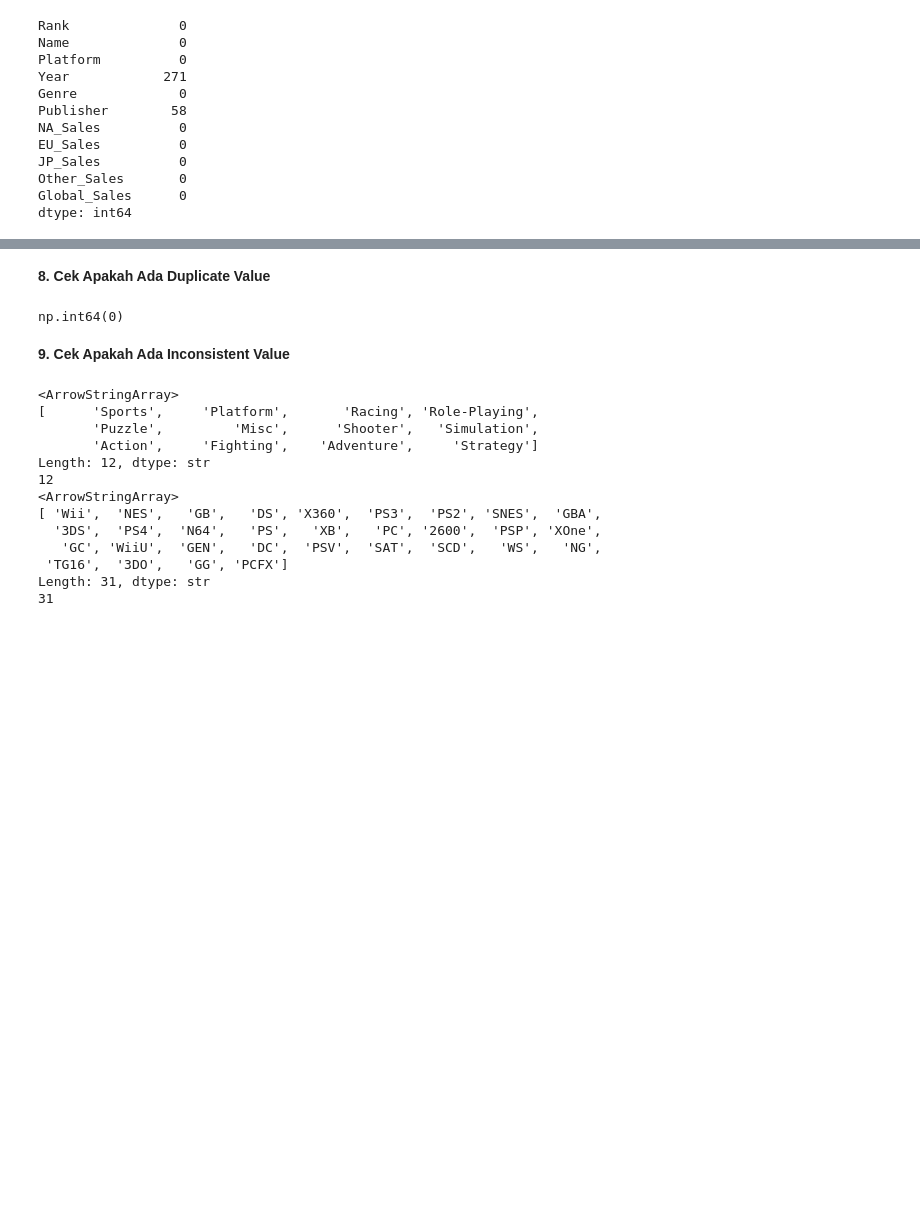
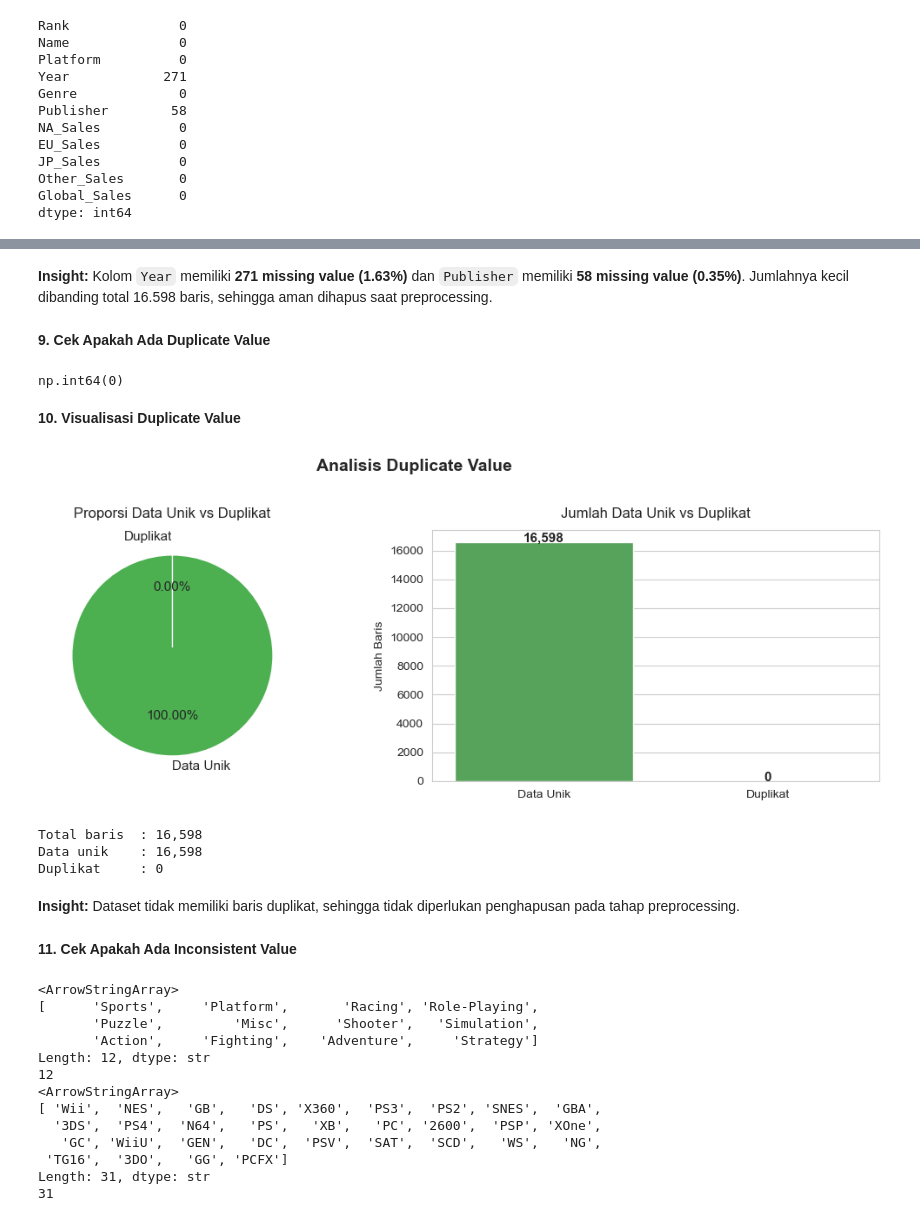
Before and after one commit to MuhammadShidqiHanifUSK/A_UAS_PrakVisDat_Klp5, a Jupyter notebook: notebooks/eda.ipynb, the cells around one changed output, grey strips where cells are left out. Saved outputs shown, nothing was run; the diff lists cells and outputs as text; code cells hidden in the pictures; blank space fills up the shorter version.

```diff
--- a/notebooks/eda.ipynb
+++ b/notebooks/eda.ipynb
@@ -102,11 +145,59 @@ dtype: int64
+# %% [markdown]
+**Insight:** Kolom `Year` memiliki **271 missing value (1.63%)** dan `Publisher` memiliki **58 missing value (0.35%)**. Jumlahnya kecil dibanding total 16.598 baris, sehingga aman dihapus saat preprocessing.
 # %% [markdown]
-**8. Cek Apakah Ada Duplicate Value**
+**9. Cek Apakah Ada Duplicate Value**
 # %%
 df.duplicated().sum()
 # %% [output]
 np.int64(0)
+# %% [markdown]
+**10. Visualisasi Duplicate Value**
+# %%
+n_duplikat = df.duplicated().sum()
+n_unik     = len(df) - n_duplikat
+
+sns.set_style('whitegrid')
+fig, axes = plt.subplots(1, 2, figsize=(11, 4))
+
+# Panel kiri: pie chart proporsi
+labels  = ['Data Unik', 'Duplikat']
+sizes   = [n_unik, n_duplikat]
+colors  = ['#4CAF50', '#F44336']
+explode = [0, 0.08]
+axes[0].pie(sizes, labels=labels, autopct='%1.2f%%', colors=colors,
+            explode=explode, startangle=90,
+            textprops={'fontsize': 11})
+axes[0].set_title('Proporsi Data Unik vs Duplikat', fontsize=12, pad=10)
+
+# Panel kanan: bar chart perbandingan
+bar_data = {'Kategori': ['Data Unik', 'Duplikat'], 'Jumlah': [n_unik, n_duplikat]}
+import pandas as pd
+bar_df = pd.DataFrame(bar_data)
+bars = sns.barplot(data=bar_df, x='Kategori', y='Jumlah',
+                   palette=['#4CAF50', '#F44336'], ax=axes[1])
+for bar, val in zip(bars.patches, bar_df['Jumlah']):
+    bars.text(bar.get_x() + bar.get_width()/2, bar.get_height() + 20,
+              f'{val:,}', ha='center', fontsize=11, fontweight='bold')
+axes[1].set_title('Jumlah Data Unik vs Duplikat', fontsize=12, pad=10)
+axes[1].set_xlabel('')
+axes[1].set_ylabel('Jumlah Baris')
+
+plt.suptitle('Analisis Duplicate Value', fontsize=14, fontweight='bold', y=1.02)
+plt.tight_layout()
+plt.show()
+
+print(f"Total baris  : {len(df):,}")
+print(f"Data unik    : {n_unik:,}")
+print(f"Duplikat     : {n_duplikat}")
+# %% [output]
+[figure, added]
+Total baris  : 16,598
+Data unik    : 16,598
+Duplikat     : 0
+# %% [markdown]
+**Insight:** Dataset tidak memiliki baris duplikat, sehingga tidak diperlukan penghapusan pada tahap preprocessing.
 # %% [markdown]
-**9. Cek Apakah Ada Inconsistent Value**
+**11. Cek Apakah Ada Inconsistent Value**
 # %%
 # Cek unique value genre
 print(df['Genre'].unique())
```
Also changed, not shown: parts of 22 cells of this notebook.
